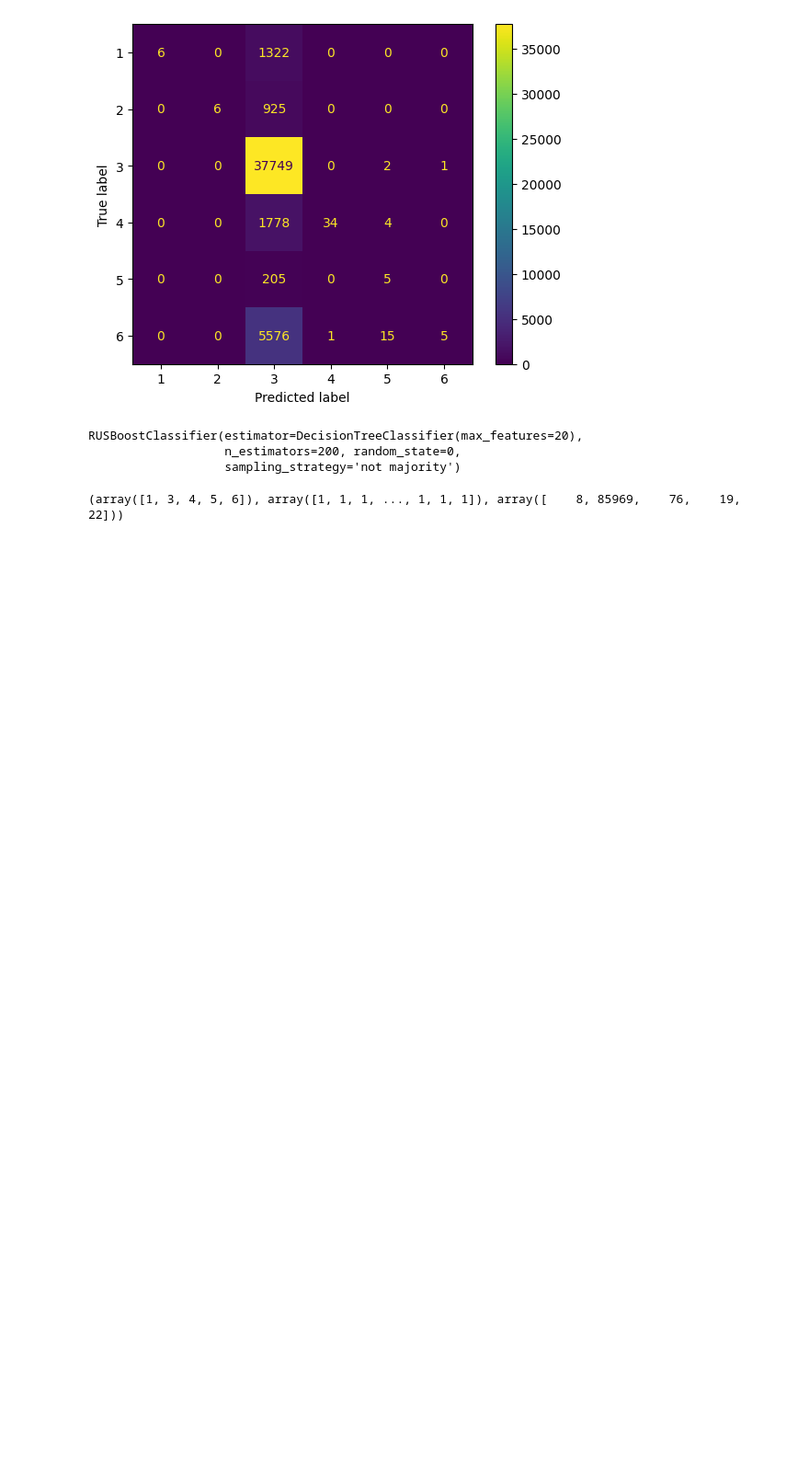
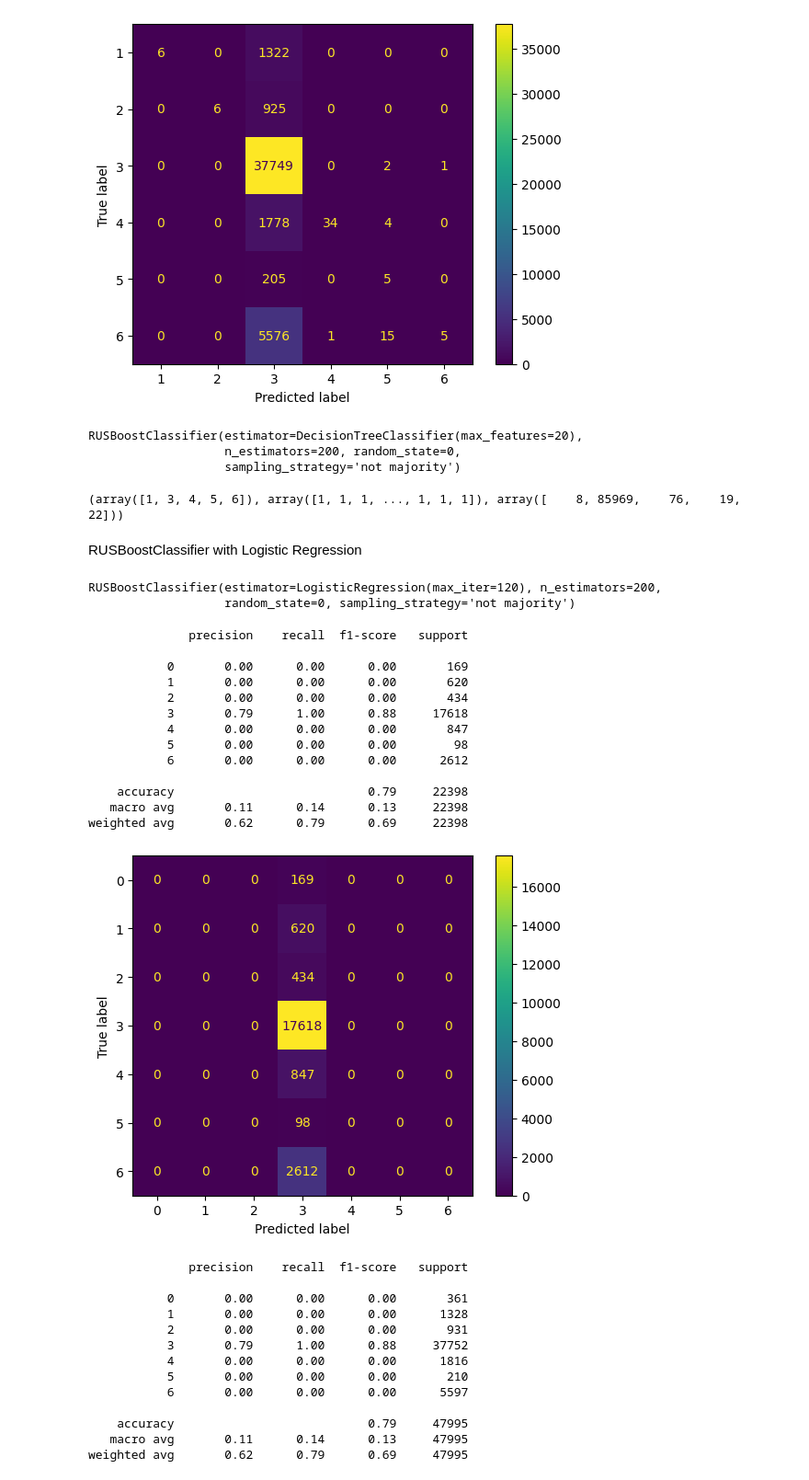
Before and after one commit to demircanserdar/CS412, a Jupyter notebook: models/LogisticRegression&RUSBoostClassifier.ipynb, the cells around one changed output. Shown: that part at 92% size. Drawn from its saved outputs; the diff is of its cells as text; code cells hidden in the pictures; blank space fills up the shorter version.

```diff
--- a/models/LogisticRegression&RUSBoostClassifier.ipynb
+++ b/models/LogisticRegression&RUSBoostClassifier.ipynb
@@ -234,3 +383,64 @@ print(np.unique(predicted, return_inverse=True, return_counts=True))
 (array([1, 3, 4, 5, 6]), array([1, 1, 1, ..., 1, 1, 1]), array([    8, 85969,    76,    19,    22]))
 # %%
 res.to_csv("RUSBoost.csv")
+# %% [markdown]
+RUSBoostClassifier with Logistic Regression
+# %%
+from imblearn.ensemble import RUSBoostClassifier
+from sklearn.tree import DecisionTreeClassifier
+
+clf = RUSBoostClassifier(estimator = LogisticRegression(max_iter=120), n_estimators=200, algorithm='SAMME.R', sampling_strategy = 'not majority',
+                              random_state=0)
+clf.fit(x_train, y_train)
+# %% [output]
+RUSBoostClassifier(estimator=LogisticRegression(max_iter=120), n_estimators=200,
+                   random_state=0, sampling_strategy='not majority')
+# %%
+from sklearn.metrics import confusion_matrix, ConfusionMatrixDisplay
+
+predicted = clf.predict(x_val)
+print(classification_report(y_val, predicted))
+
+
+cm = confusion_matrix(y_val, predicted)
+disp = ConfusionMatrixDisplay(confusion_matrix=cm,
+                              display_labels=clf.classes_)
+disp.plot()
+plt.show()
+
+predicted = clf.predict(x_test)
+print(classification_report(y_test, predicted))
+
+cm = confusion_matrix(y_test, predicted)
+disp = ConfusionMatrixDisplay(confusion_matrix=cm,
+                              display_labels=clf.classes_)
+disp.plot()
+plt.show()
+# %% [output]
+              precision    recall  f1-score   support
+
+           0       0.00      0.00      0.00       169
+           1       0.00      0.00      0.00       620
+           2       0.00      0.00      0.00       434
+           3       0.79      1.00      0.88     17618
+           4       0.00      0.00      0.00       847
+           5       0.00      0.00      0.00        98
+           6       0.00      0.00      0.00      2612
+
+    accuracy                           0.79     22398
+   macro avg       0.11      0.14      0.13     22398
+weighted avg       0.62      0.79      0.69     22398
+[figure, added]
+              precision    recall  f1-score   support
+
+           0       0.00      0.00      0.00       361
+           1       0.00      0.00      0.00      1328
+           2       0.00      0.00      0.00       931
+           3       0.79      1.00      0.88     37752
+           4       0.00      0.00      0.00      1816
+           5       0.00      0.00      0.00       210
+           6       0.00      0.00      0.00      5597
+
+    accuracy                           0.79     47995
+   macro avg       0.11      0.14      0.13     47995
+weighted avg       0.62      0.79      0.69     47995
```
Also changed, not shown: parts of 16 cells of this notebook.
